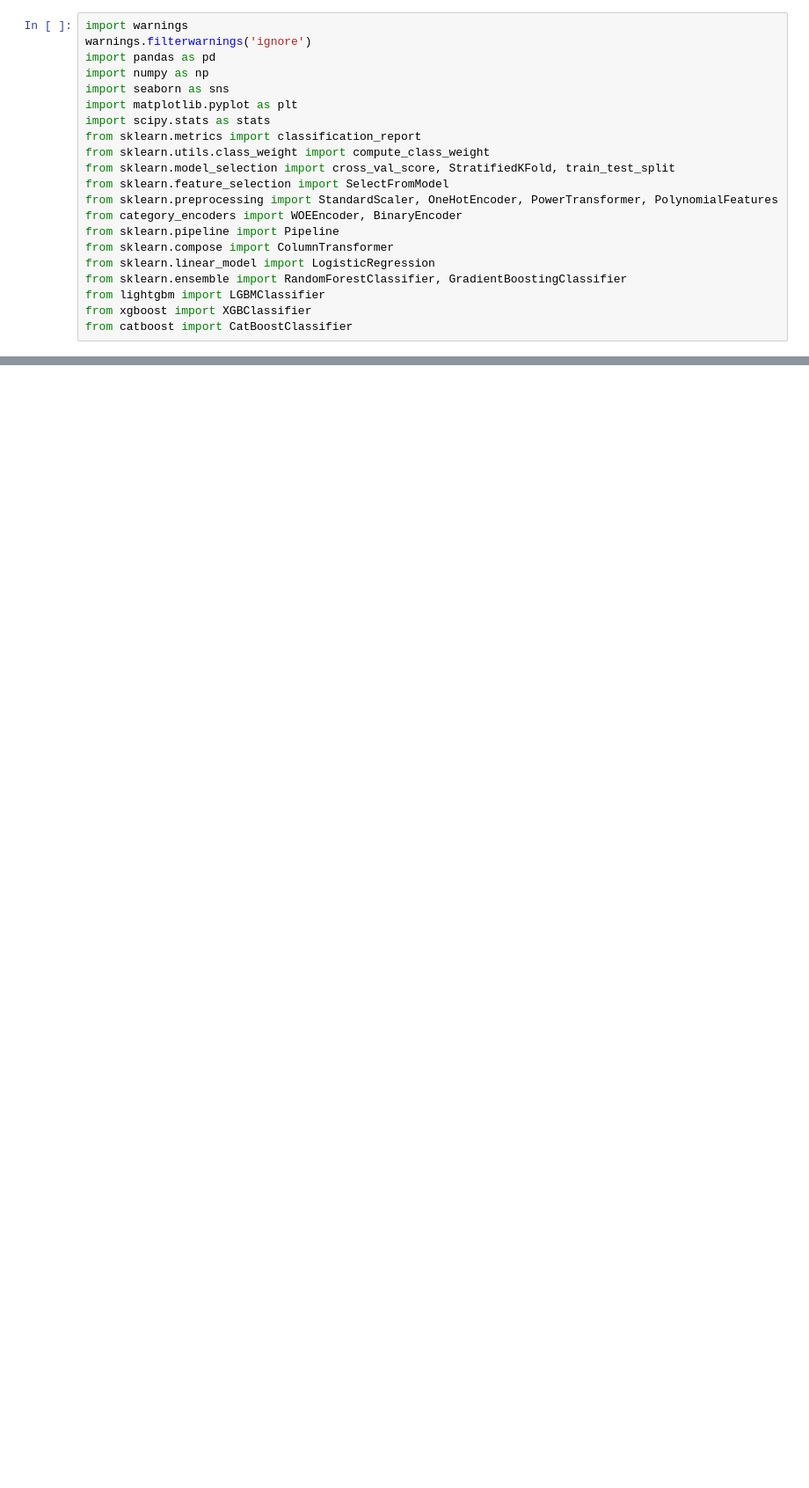
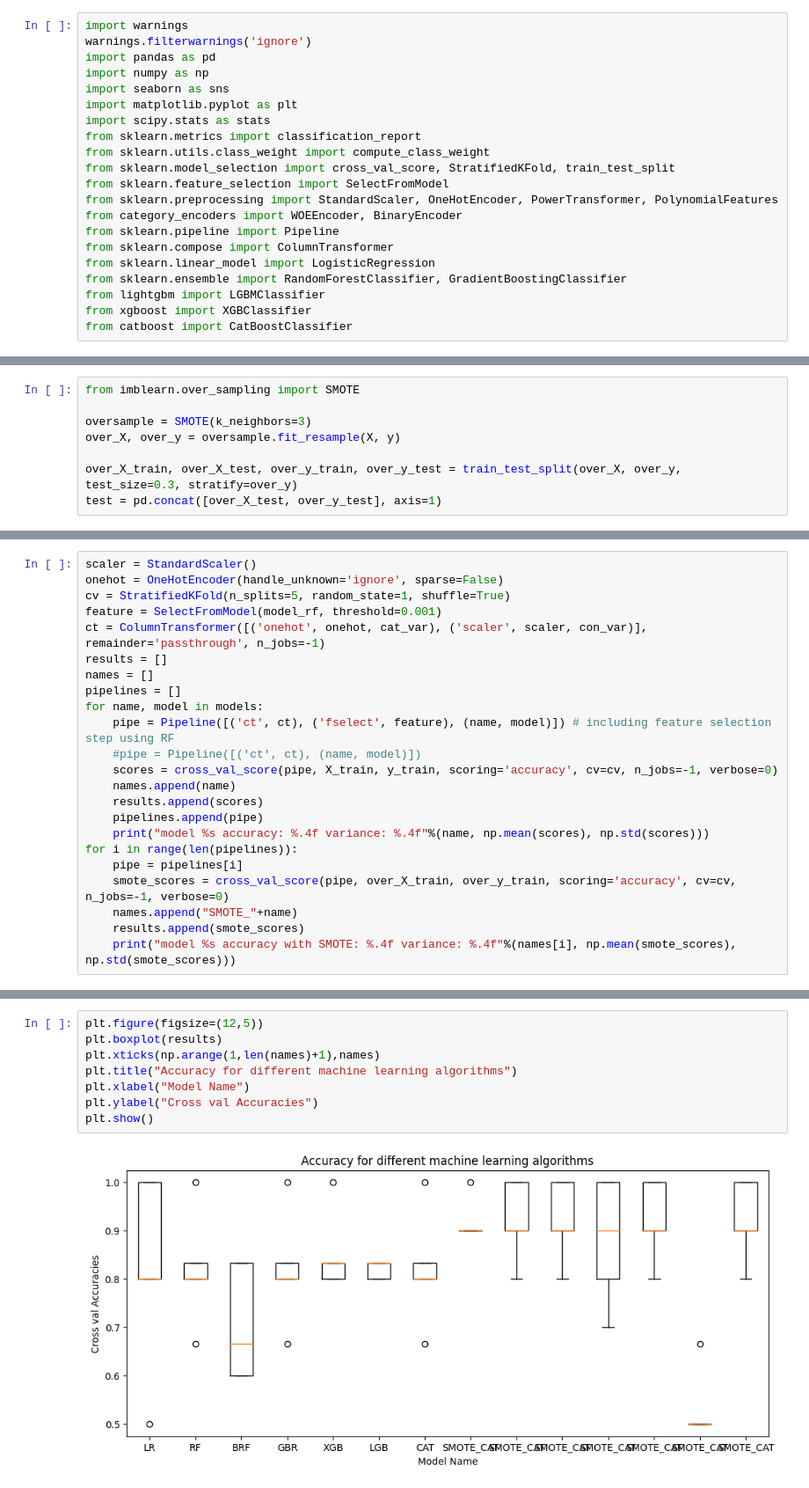
Before and after one commit to kamo1010/injury-big-data, a Jupyter notebook: SHAP Interpretation.ipynb, the cells around one changed output, grey strips where cells are left out. Shown at 88% size. Cells and saved outputs as stored; diff of their text form; blank space fills up the shorter version.

```diff
--- a/SHAP Interpretation.ipynb
+++ b/SHAP Interpretation.ipynb
@@ -26,0 +285,8 @@ bank_data.head(5)
+# %%
+from imblearn.over_sampling import SMOTE
+
+oversample = SMOTE(k_neighbors=3)
+over_X, over_y = oversample.fit_resample(X, y)
+
+over_X_train, over_X_test, over_y_train, over_y_test = train_test_split(over_X, over_y, test_size=0.3, stratify=over_y)
+test = pd.concat([over_X_test, over_y_test], axis=1)
@@ -26,0 +314,23 @@ bank_data.head(5)
+# %%
+scaler = StandardScaler()
+onehot = OneHotEncoder(handle_unknown='ignore', sparse=False)
+cv = StratifiedKFold(n_splits=5, random_state=1, shuffle=True)
+feature = SelectFromModel(model_rf, threshold=0.001)
+ct = ColumnTransformer([('onehot', onehot, cat_var), ('scaler', scaler, con_var)], remainder='passthrough', n_jobs=-1)
+results = []
+names = []
+pipelines = []
+for name, model in models:
+    pipe = Pipeline([('ct', ct), ('fselect', feature), (name, model)]) # including feature selection step using RF
+    #pipe = Pipeline([('ct', ct), (name, model)])
+    scores = cross_val_score(pipe, X_train, y_train, scoring='accuracy', cv=cv, n_jobs=-1, verbose=0)
+    names.append(name)
+    results.append(scores)
+    pipelines.append(pipe)
+    print("model %s accuracy: %.4f variance: %.4f"%(name, np.mean(scores), np.std(scores)))
+for i in range(len(pipelines)):
+    pipe = pipelines[i]
+    smote_scores = cross_val_score(pipe, over_X_train, over_y_train, scoring='accuracy', cv=cv, n_jobs=-1, verbose=0)
+    names.append("SMOTE_"+name)
+    results.append(smote_scores)
+    print("model %s accuracy with SMOTE: %.4f variance: %.4f"%(names[i], np.mean(smote_scores), np.std(smote_scores)))
@@ -26,0 +352,10 @@ bank_data.head(5)
+# %%
+plt.figure(figsize=(12,5))
+plt.boxplot(results)
+plt.xticks(np.arange(1,len(names)+1),names)
+plt.title("Accuracy for different machine learning algorithms")
+plt.xlabel("Model Name")
+plt.ylabel("Cross val Accuracies")
+plt.show()
+# %% [output]
+[figure, added]
```
Also changed, not shown: parts of 23 cells of this notebook.
